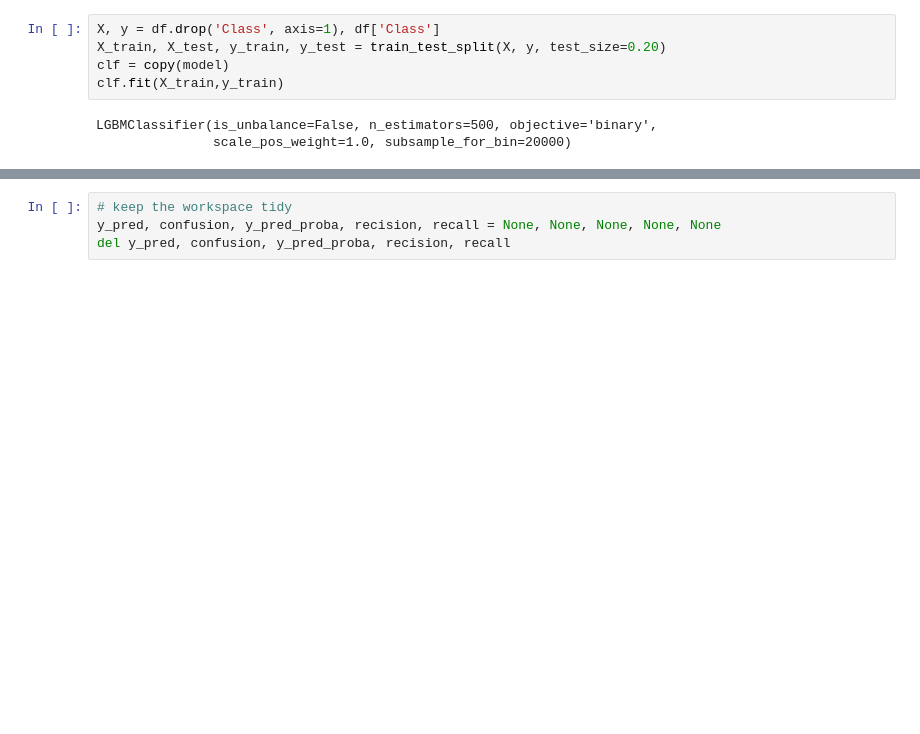
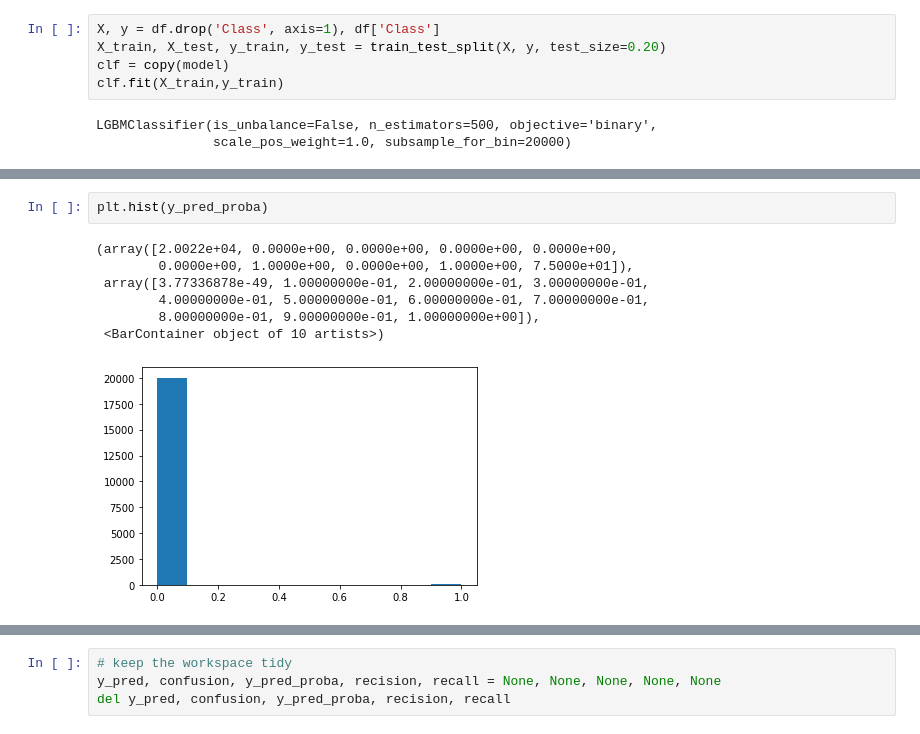
Before and after one commit to nitram-bot/fhnw_lecture, a Jupyter notebook: notebooks/imbalanced_data.ipynb, the cells around one changed output, grey strips where cells are left out. Drawn from its saved outputs; the diff is of its cells as text; blank space fills up the shorter version.

```diff
--- a/notebooks/imbalanced_data.ipynb
+++ b/notebooks/imbalanced_data.ipynb
@@ -106,3 +122,13 @@ plt.show()
+# %%
+plt.hist(y_pred_proba)
+# %% [output]
+(array([2.0022e+04, 0.0000e+00, 0.0000e+00, 0.0000e+00, 0.0000e+00,
+        0.0000e+00, 1.0000e+00, 0.0000e+00, 1.0000e+00, 7.5000e+01]),
+ array([3.77336878e-49, 1.00000000e-01, 2.00000000e-01, 3.00000000e-01,
+        4.00000000e-01, 5.00000000e-01, 6.00000000e-01, 7.00000000e-01,
+        8.00000000e-01, 9.00000000e-01, 1.00000000e+00]),
+ <BarContainer object of 10 artists>)
+[figure, added]
 # %%
 plt.plot(recall, precision, 'b.-', markersize=1, alpha=0.5)
 plt.xlabel("recall")
```
Also changed, not shown: parts of 40 cells of this notebook, 2 other files.
